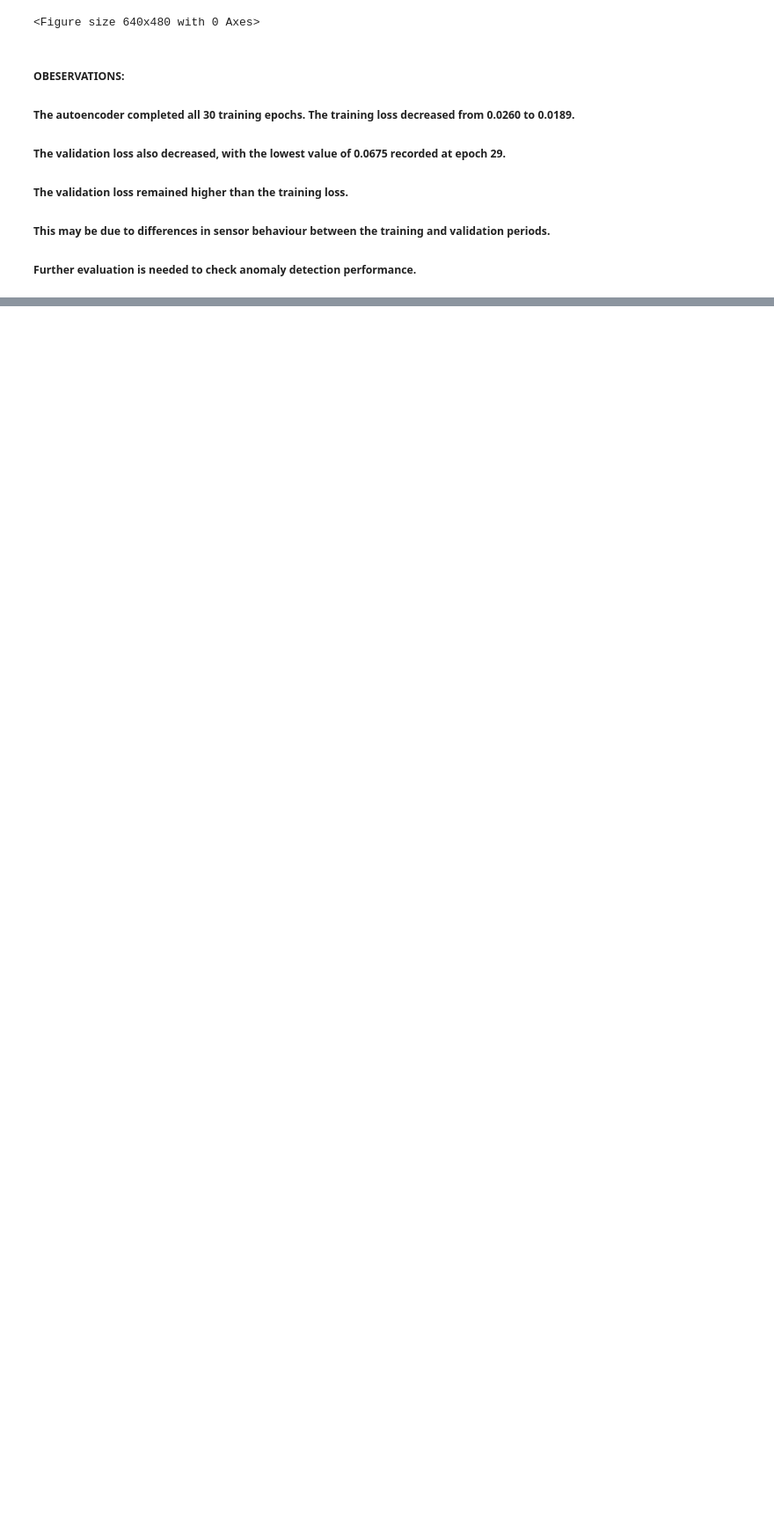
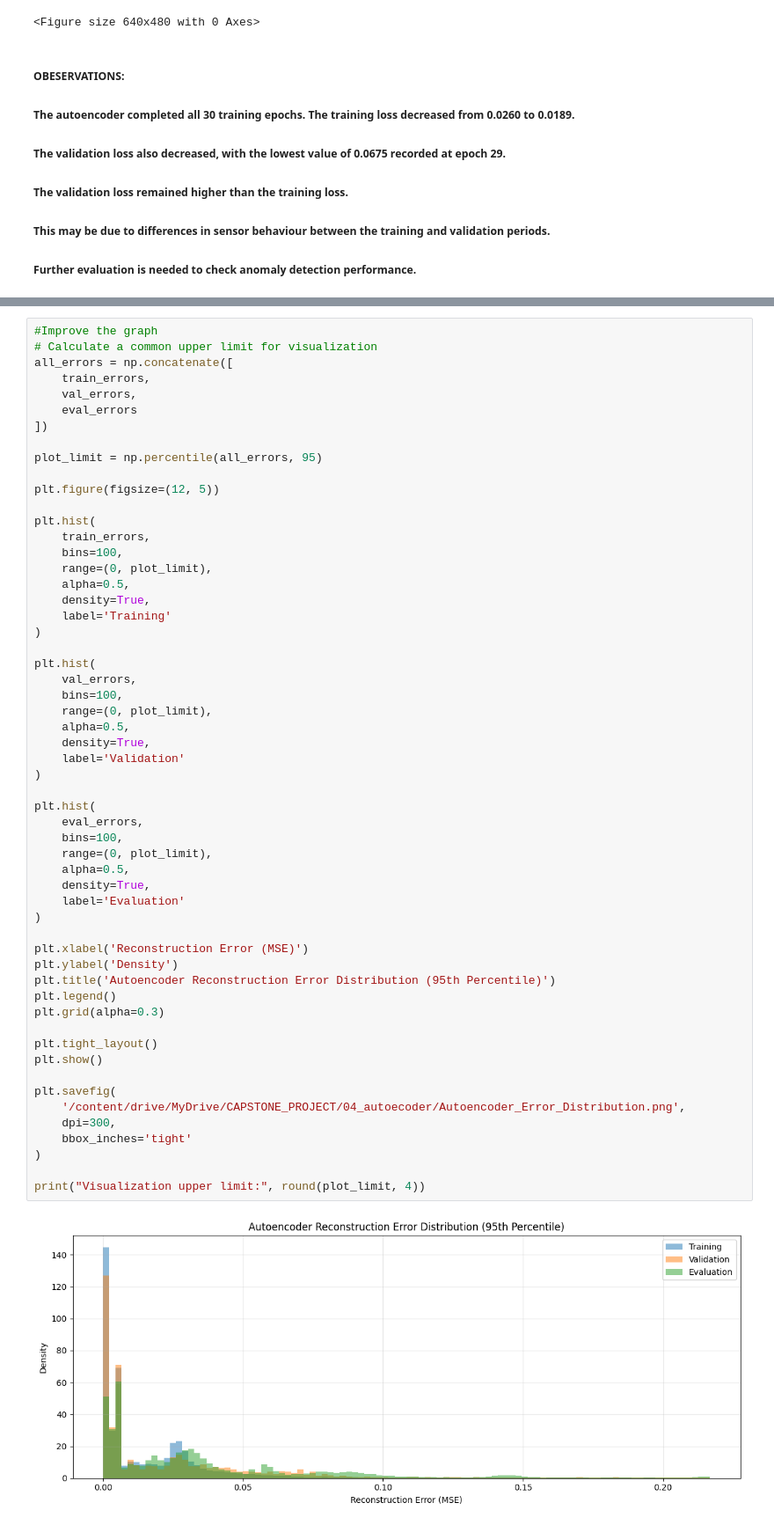
Before and after one commit to shashikawka/268452H-CS5998-Capstone-Project, a Jupyter notebook: 04_autoencoder_anomaly_detection.ipynb, the cells around one changed output, grey strips where cells are left out. Shown at 88% size. Drawn from its saved outputs; the diff is of its cells as text; blank space fills up the shorter version.

```diff
--- a/04_autoencoder_anomaly_detection.ipynb
+++ b/04_autoencoder_anomaly_detection.ipynb
@@ -273,0 +541,58 @@ plt.savefig(
+# %%
+#Improve the graph
+# Calculate a common upper limit for visualization
+all_errors = np.concatenate([
+    train_errors,
+    val_errors,
+    eval_errors
+])
+
+plot_limit = np.percentile(all_errors, 95)
+
+plt.figure(figsize=(12, 5))
+
+plt.hist(
+    train_errors,
+    bins=100,
+    range=(0, plot_limit),
+    alpha=0.5,
+    density=True,
+    label='Training'
+)
+
+plt.hist(
+    val_errors,
+    bins=100,
+    range=(0, plot_limit),
+    alpha=0.5,
+    density=True,
+    label='Validation'
+)
+
+plt.hist(
+    eval_errors,
+    bins=100,
+    range=(0, plot_limit),
+    alpha=0.5,
+    density=True,
+    label='Evaluation'
+)
+
+plt.xlabel('Reconstruction Error (MSE)')
+plt.ylabel('Density')
+plt.title('Autoencoder Reconstruction Error Distribution (95th Percentile)')
+plt.legend()
+plt.grid(alpha=0.3)
+
+plt.tight_layout()
+plt.show()
+
+plt.savefig(
+    '/content/drive/MyDrive/CAPSTONE_PROJECT/04_autoecoder/Autoencoder_Error_Distribution.png',
+    dpi=300,
+    bbox_inches='tight'
+)
+
+print("Visualization upper limit:", round(plot_limit, 4))
+# %% [output]
+[figure, added]
```
Also changed, not shown: parts of 21 cells of this notebook.
